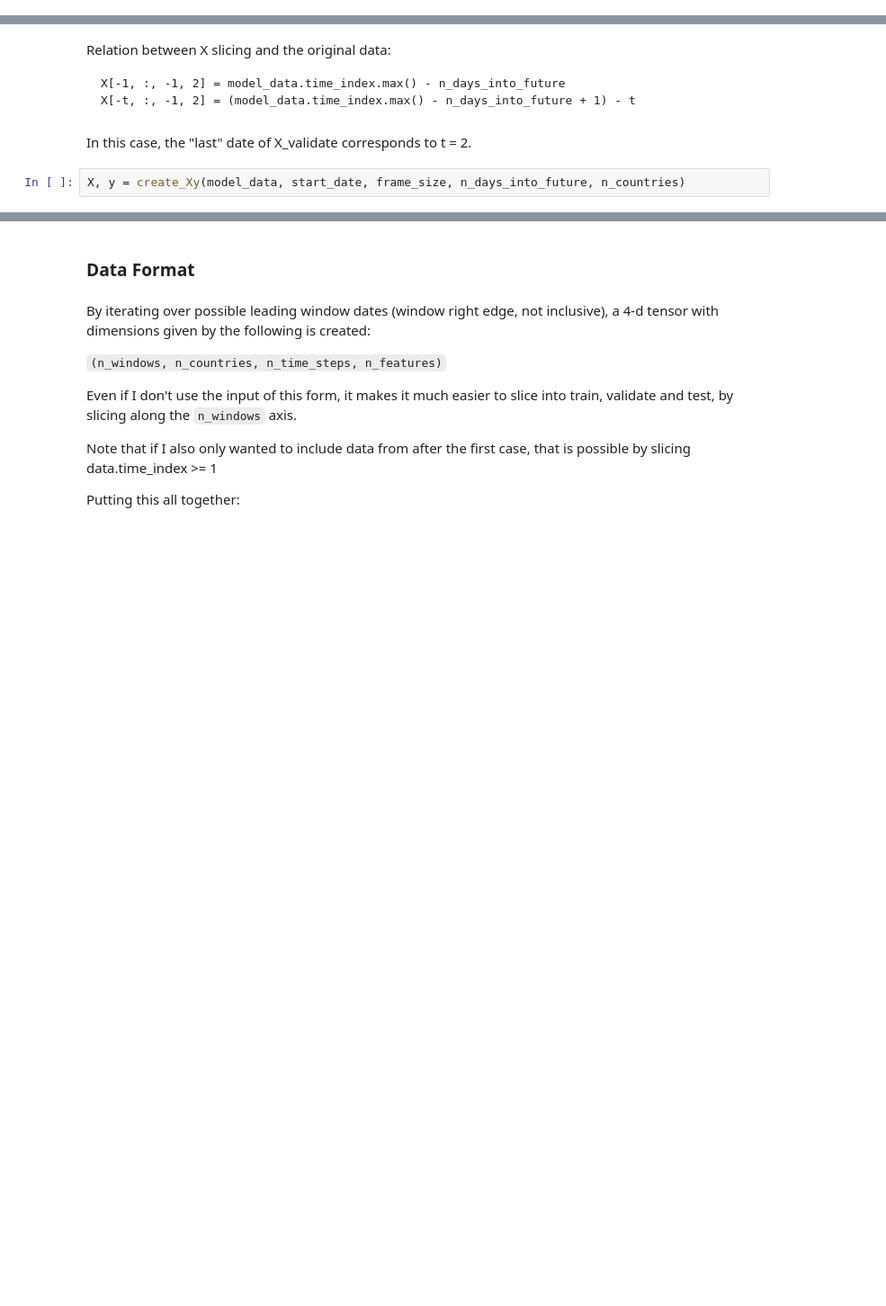
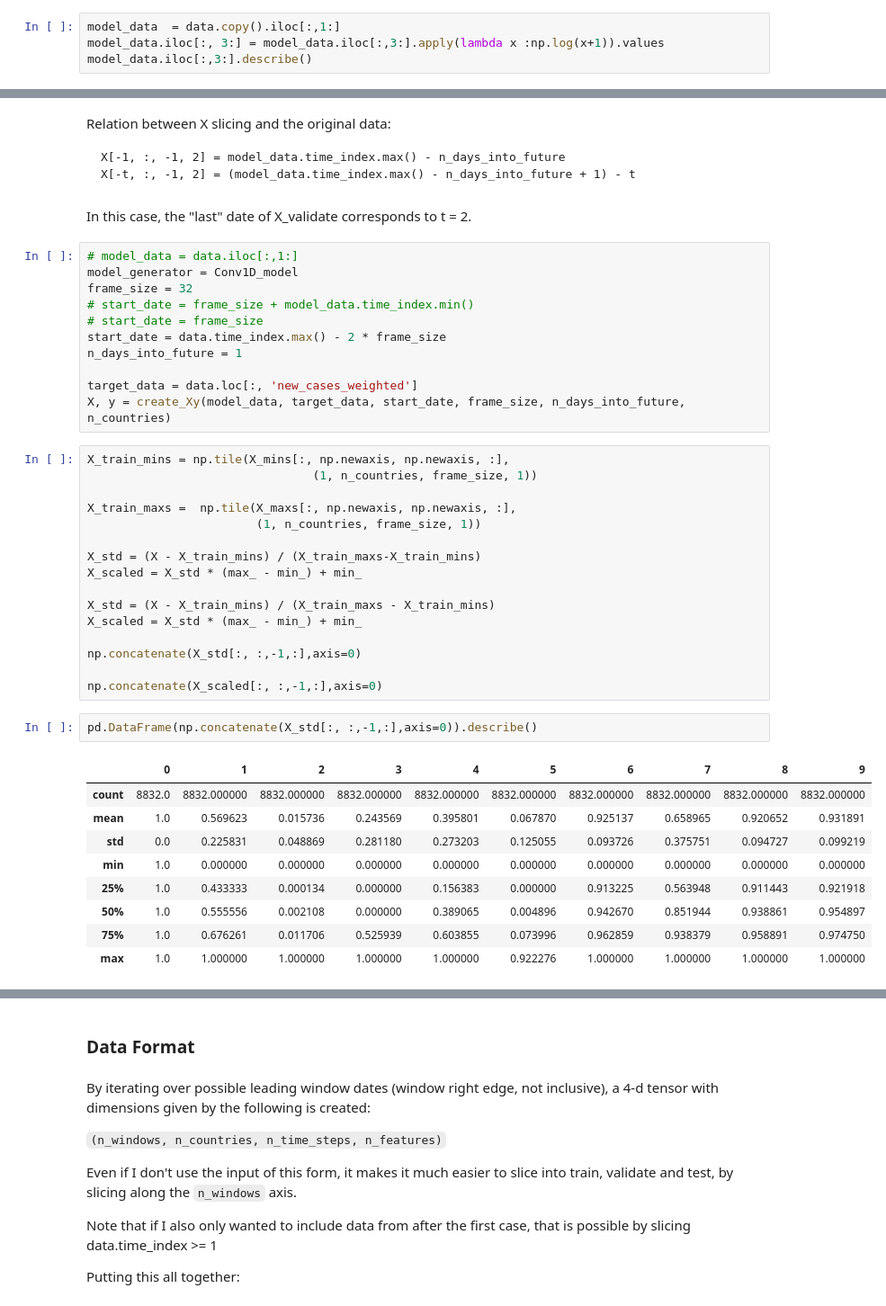
Before and after one commit to mgudorf/datsci, a Jupyter notebook: capstone2/Conv1D_COVID19_modeling.ipynb, the cells around one changed output, grey strips where cells are left out. Shown at 90% size. Drawn from its saved outputs; the diff is of its cells as text; blank space fills up the shorter version.

```diff
--- a/capstone2/Conv1D_COVID19_modeling.ipynb
+++ b/capstone2/Conv1D_COVID19_modeling.ipynb
@@ -377,0 +406,4 @@ data.loc[:, 'time_index'] += 1
+# %%
+model_data  = data.copy().iloc[:,1:]
+model_data.iloc[:, 3:] = model_data.iloc[:,3:].apply(lambda x :np.log(x+1)).values
+model_data.iloc[:,3:].describe()
@@ -470,5 +516,42 @@ Relation between X slicing and the original data:
     X[-t, :, -1, 2] = (model_data.time_index.max() - n_days_into_future + 1) - t
 # %% [markdown]
 In this case, the "last" date of X_validate corresponds to t = 2.
-# %%
-X, y = create_Xy(model_data, start_date, frame_size, n_days_into_future, n_countries)
+# %%
+# model_data = data.iloc[:,1:]
+model_generator = Conv1D_model
+frame_size = 32
+# start_date = frame_size + model_data.time_index.min()
+# start_date = frame_size
+start_date = data.time_index.max() - 2 * frame_size
+n_days_into_future = 1
+
+target_data = data.loc[:, 'new_cases_weighted']
+X, y = create_Xy(model_data, target_data, start_date, frame_size, n_days_into_future, n_countries)
+# %%
+X_train_mins = np.tile(X_mins[:, np.newaxis, np.newaxis, :],
+                                (1, n_countries, frame_size, 1))
+
+X_train_maxs =  np.tile(X_maxs[:, np.newaxis, np.newaxis, :],
+                        (1, n_countries, frame_size, 1))
+
+X_std = (X - X_train_mins) / (X_train_maxs-X_train_mins)
+X_scaled = X_std * (max_ - min_) + min_
+
+X_std = (X - X_train_mins) / (X_train_maxs - X_train_mins)
+X_scaled = X_std * (max_ - min_) + min_
+
+np.concatenate(X_std[:, :,-1,:],axis=0)
+
+np.concatenate(X_scaled[:, :,-1,:],axis=0)
+# %%
+pd.DataFrame(np.concatenate(X_std[:, :,-1,:],axis=0)).describe()
+# %% [output]
+|  | 0 | 1 | 2 | 3 | 4 | 5 | 6 | 7 | 8 | 9 |
+| count | 8832.0 | 8832.000000 | 8832.000000 | 8832.000000 | 8832.000000 | 8832.000000 | 8832.000000 | 8832.000000 | 8832.000000 | 8832.000000 |
+| mean | 1.0 | 0.569623 | 0.015736 | 0.243569 | 0.395801 | 0.067870 | 0.925137 | 0.658965 | 0.920652 | 0.931891 |
+| std | 0.0 | 0.225831 | 0.048869 | 0.281180 | 0.273203 | 0.125055 | 0.093726 | 0.375751 | 0.094727 | 0.099219 |
+| min | 1.0 | 0.000000 | 0.000000 | 0.000000 | 0.000000 | 0.000000 | 0.000000 | 0.000000 | 0.000000 | 0.000000 |
+| 25% | 1.0 | 0.433333 | 0.000134 | 0.000000 | 0.156383 | 0.000000 | 0.913225 | 0.563948 | 0.911443 | 0.921918 |
+| 50% | 1.0 | 0.555556 | 0.002108 | 0.000000 | 0.389065 | 0.004896 | 0.942670 | 0.851944 | 0.938861 | 0.954897 |
+| 75% | 1.0 | 0.676261 | 0.011706 | 0.525939 | 0.603855 | 0.073996 | 0.962859 | 0.938379 | 0.958891 | 0.974750 |
+| max | 1.0 | 1.000000 | 1.000000 | 1.000000 | 1.000000 | 0.922276 | 1.000000 | 1.000000 | 1.000000 | 1.000000 |
```
Also changed, not shown: parts of 42 cells of this notebook, 6 other files.
